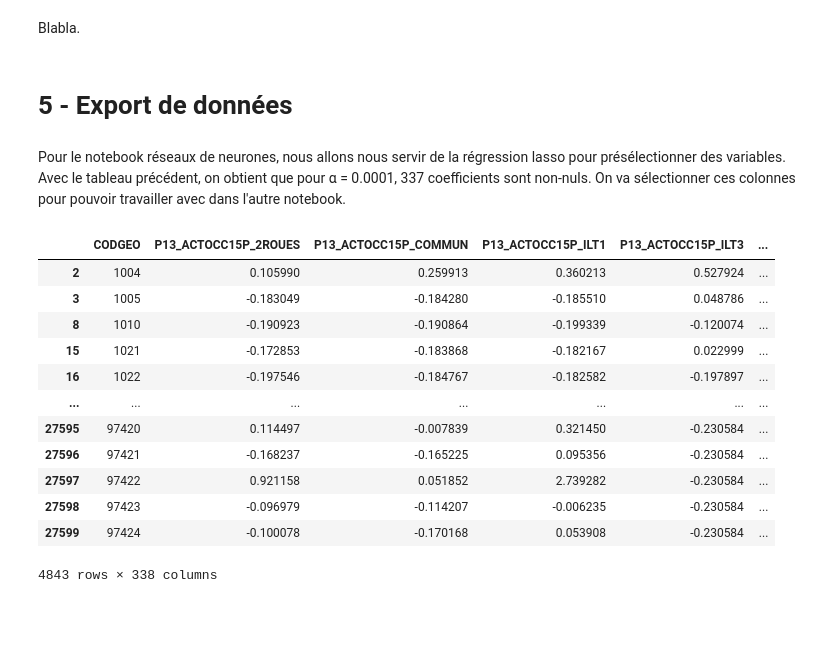
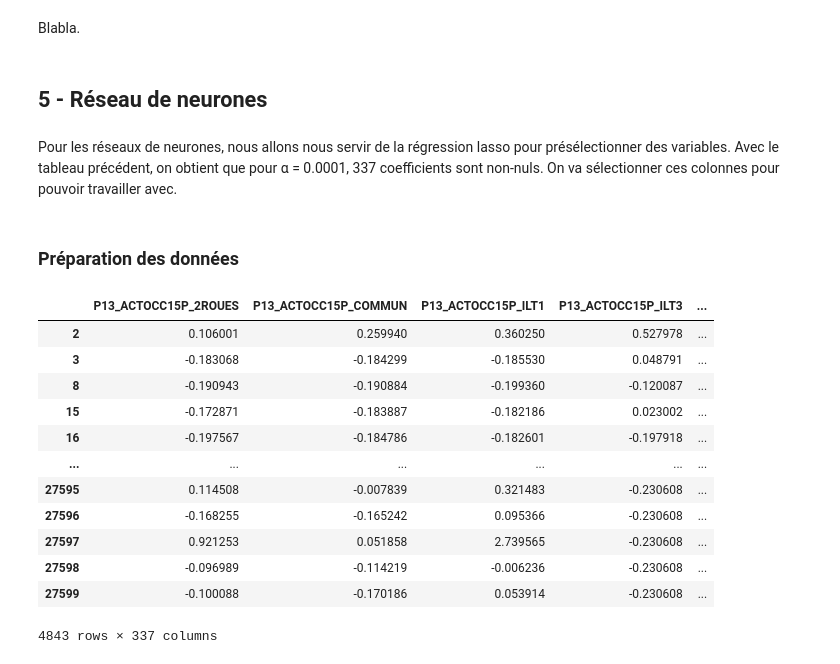
Before and after one commit to HenrideT/Projet_Python, a Jupyter notebook: Modélisations.ipynb, the cells around one changed output. Cells and saved outputs as stored; diff of their text form; code cells hidden in the pictures; blank space fills up the shorter version.

```diff
--- a/Modélisations.ipynb
+++ b/Modélisations.ipynb
@@ -393,9 +397,9 @@ Stats_Modeles
 # %% [markdown]
 Blabla.
 # %% [markdown]
-# 5 - Export de données
+## 5 - Réseau de neurones
 # %% [markdown]
-Pour le notebook réseaux de neurones, nous allons nous servir de la régression lasso pour présélectionner des variables. Avec le tableau précédent, on obtient que pour α = 0.0001, 337 coefficients sont non-nuls. On va sélectionner ces colonnes pour pouvoir travailler avec dans l'autre notebook.
+Pour les réseaux de neurones, nous allons nous servir de la régression lasso pour présélectionner des variables. Avec le tableau précédent, on obtient que pour α = 0.0001, 337 coefficients sont non-nuls. On va sélectionner ces colonnes pour pouvoir travailler avec.
 # %%
 lambda_337 = 0.0001
 
@@ -403,27 +407,40 @@ clf = linear_model.Lasso(alpha=lambda_337)
 nom_temp = "Lasso (α = " + str(lambda_337)+ ")"
 
 Stats_Modeles = modelise_Puis_Resume(clf, nom_temp, X_train.drop("CODGEO", axis=1), y_train, X_test.drop("CODGEO", axis=1), y_test, True, True)
+# %% [markdown]
+### Préparation des données
 # %%
 def selection_variable(coef):
     if coef==0:
         return False
     return True
 # %%
+# Préparation des données pour X
+
+coefs = [True] + [selection_variable(coef) for coef in clf.coef_]
 # Le premier True sert à selectionner CODGEO, les autres coefficients viennent de la régression lasso
-coefs = [True] + [selection_variable(coef) for coef in clf.coef_]
-insee3 = insee2.loc[:, coefs]
-insee3
+X = insee2.loc[:, coefs]
+
+# Un premier nettoyage des données avait déjà été opéré, mais il est répété à cause des manipulations qui y ont été faites après
+X = X.select_dtypes(include=np.number)
+X.replace([np.inf, -np.inf], np.nan, inplace=True)
+X = X.fillna(0)
+col_names = X.columns.values
+features = X[col_names]
+features = StandardScaler().fit(features.values).transform(features.values)
+X[col_names] = features
+X
 # %% [output]
-|  | CODGEO | P13_ACTOCC15P_2ROUES | P13_ACTOCC15P_COMMUN | P13_ACTOCC15P_ILT1 | P13_ACTOCC15P_ILT3 | ... |
-| 2 | 1004 | 0.105990 | 0.259913 | 0.360213 | 0.527924 | ... |
-| 3 | 1005 | -0.183049 | -0.184280 | -0.185510 | 0.048786 | ... |
-| 8 | 1010 | -0.190923 | -0.190864 | -0.199339 | -0.120074 | ... |
-| 15 | 1021 | -0.172853 | -0.183868 | -0.182167 | 0.022999 | ... |
-| 16 | 1022 | -0.197546 | -0.184767 | -0.182582 | -0.197897 | ... |
-| ... | ... | ... | ... | ... | ... | ... |
-| 27595 | 97420 | 0.114497 | -0.007839 | 0.321450 | -0.230584 | ... |
-| 27596 | 97421 | -0.168237 | -0.165225 | 0.095356 | -0.230584 | ... |
-| 27597 | 97422 | 0.921158 | 0.051852 | 2.739282 | -0.230584 | ... |
-| 27598 | 97423 | -0.096979 | -0.114207 | -0.006235 | -0.230584 | ... |
-| 27599 | 97424 | -0.100078 | -0.170168 | 0.053908 | -0.230584 | ... |
+|  | P13_ACTOCC15P_2ROUES | P13_ACTOCC15P_COMMUN | P13_ACTOCC15P_ILT1 | P13_ACTOCC15P_ILT3 | ... |
+| 2 | 0.106001 | 0.259940 | 0.360250 | 0.527978 | ... |
+| 3 | -0.183068 | -0.184299 | -0.185530 | 0.048791 | ... |
+| 8 | -0.190943 | -0.190884 | -0.199360 | -0.120087 | ... |
+| 15 | -0.172871 | -0.183887 | -0.182186 | 0.023002 | ... |
+| 16 | -0.197567 | -0.184786 | -0.182601 | -0.197918 | ... |
+| ... | ... | ... | ... | ... | ... |
+| 27595 | 0.114508 | -0.007839 | 0.321483 | -0.230608 | ... |
+| 27596 | -0.168255 | -0.165242 | 0.095366 | -0.230608 | ... |
+| 27597 | 0.921253 | 0.051858 | 2.739565 | -0.230608 | ... |
+| 27598 | -0.096989 | -0.114219 | -0.006236 | -0.230608 | ... |
+| 27599 | -0.100088 | -0.170186 | 0.053914 | -0.230608 | ... |
-4843 rows × 338 columns
+4843 rows × 337 columns
```
Also changed, not shown: parts of 20 cells of this notebook, 3 other files.
